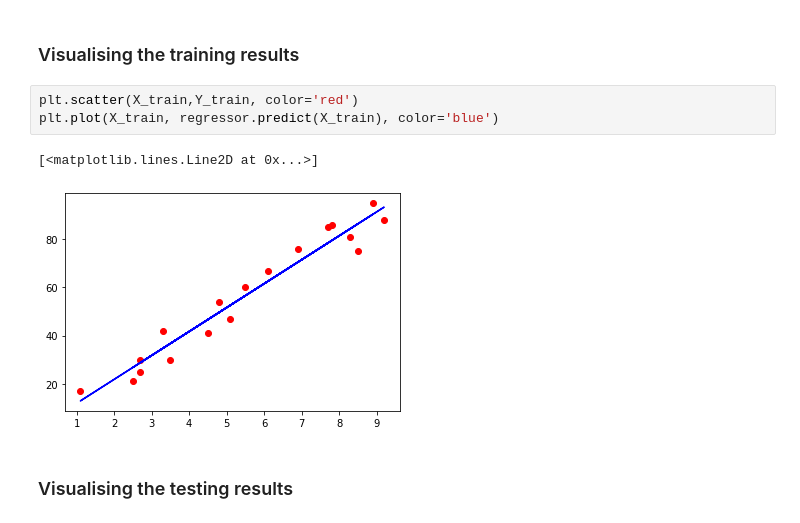
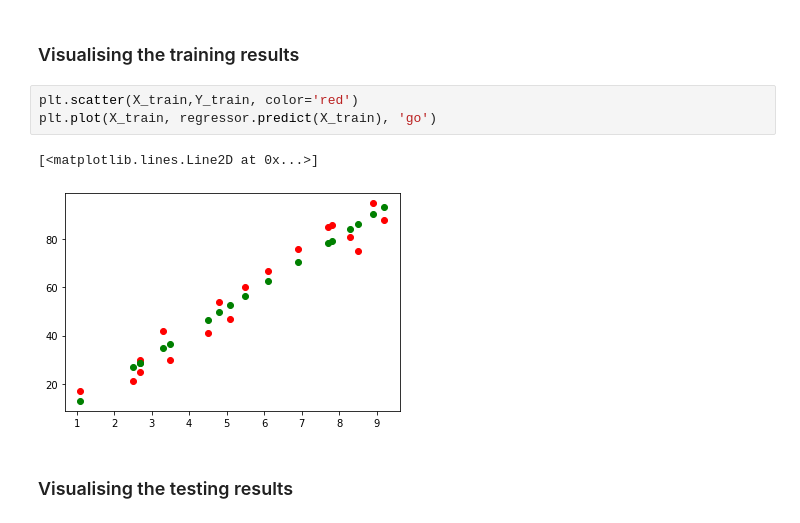
Before and after one commit to MDSADABWASIM/ML-Project, a Jupyter notebook: Code/Day2-LinearRegression.ipynb, the cells around one changed output. Saved outputs shown, nothing was run; the diff lists cells and outputs as text.

Commit message:
Changed plotting technique

```diff
--- a/Code/Day2-LinearRegression.ipynb
+++ b/Code/Day2-LinearRegression.ipynb
@@ -21,10 +21,10 @@ Y_pred= regressor.predict(X_test)
 ### Visualising the training results
 # %%
 plt.scatter(X_train,Y_train, color='red')
-plt.plot(X_train, regressor.predict(X_train), color='blue')
+plt.plot(X_train, regressor.predict(X_train), 'go')
 # %% [output]
 [<matplotlib.lines.Line2D at 0x...>]
-[figure, old version]
+[figure, new version]
 # %% [markdown]
 ### Visualising the testing results
 # %%
```
